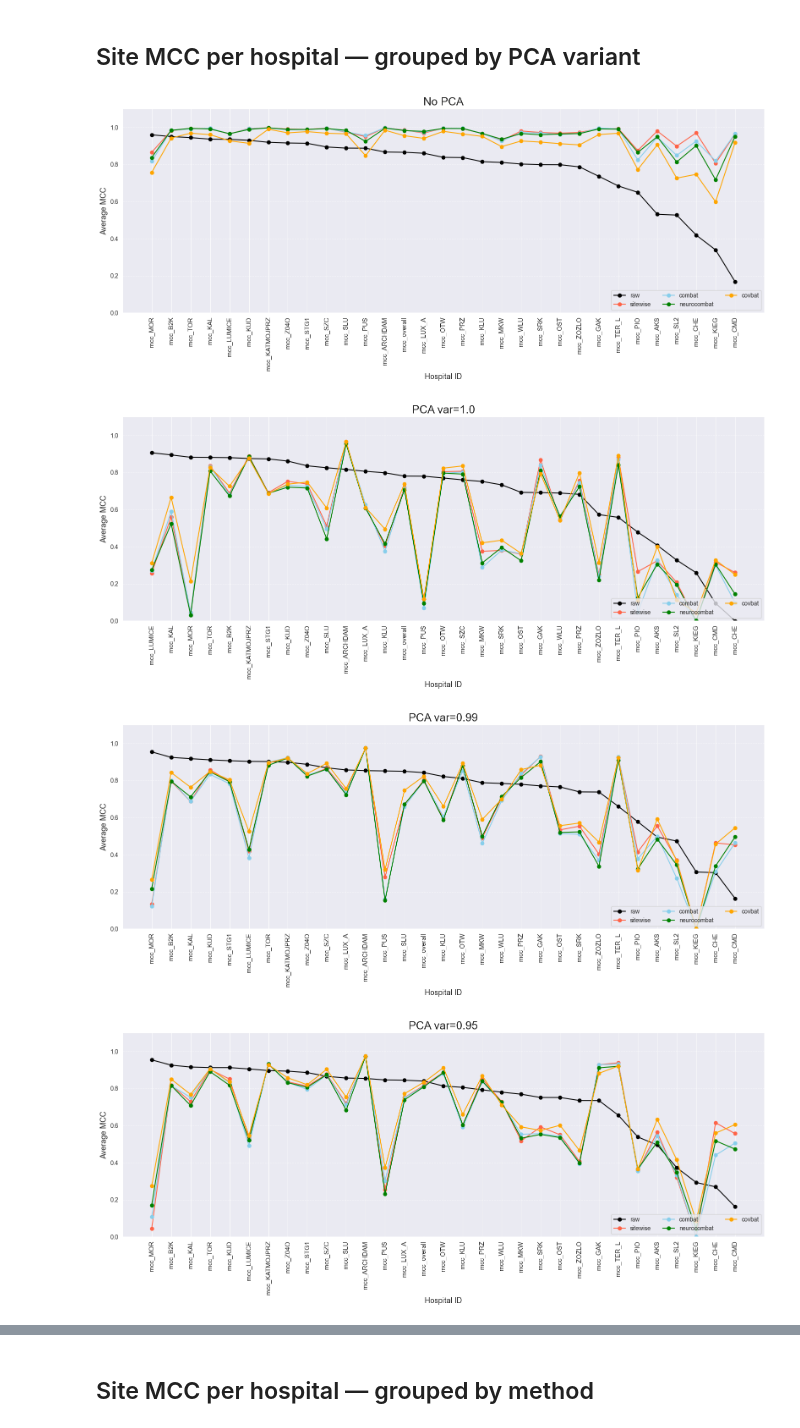
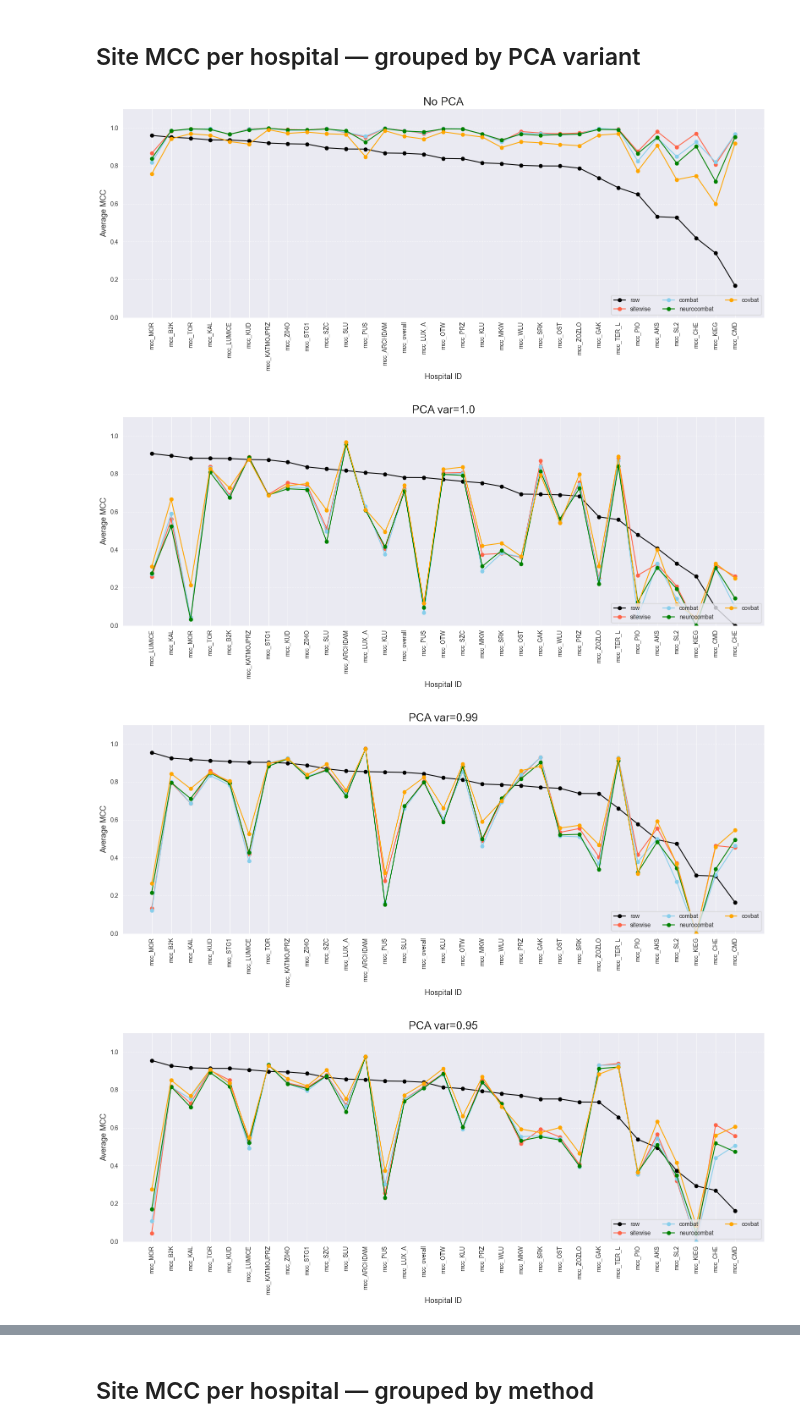
Before and after one commit to chox7/eeg-site-effects, a Jupyter notebook: notebooks/05_pca_sensitivity/01_site_classification.ipynb, the cells around one changed output, grey strips where cells are left out. Cells and saved outputs as stored; diff of their text form; code cells hidden in the pictures.

```diff
--- a/notebooks/05_pca_sensitivity/01_site_classification.ipynb
+++ b/notebooks/05_pca_sensitivity/01_site_classification.ipynb
@@ -61,31 +61,31 @@ site_mean = (
 # %%
 os.makedirs(FIGURES_DIR, exist_ok=True)
 
 for pca_var in PCA_VARIANTS:
     reference = site_mean.loc['raw', pca_var]
     hospitals_sorted = reference.index.values[reference.values.argsort()[::-1]]
 
     fig, ax = plt.subplots(figsize=(16, 7))
     for i, method in enumerate(METHODS):
         values = [site_mean.loc[method, pca_var].get(h, float('nan')) for h in hospitals_sorted]
         ax.plot(hospitals_sorted, values, marker='o', linestyle='-',
                 color=COLOR_GRID[i], label=method)
 
     title = f"PCA var={pca_var}" if pca_var != 0.0 else "No PCA"
     ax.set_title(title, fontsize=19)
     ax.set_ylabel("Average MCC", fontsize=13)
     ax.set_xlabel("Hospital ID", fontsize=13)
-    ax.set_xticklabels(hospitals_sorted, rotation=90, fontsize=11)
+    ax.tick_params(axis='x', rotation=90)
     ax.set_ylim(0, 1.1)
     ax.grid(axis='y', linestyle='--', alpha=0.7)
     ax.legend(loc='lower right', fontsize=10, ncol=3)
     fig.tight_layout()
 
     fname = f"site_mcc_pca_{str(pca_var).replace('.', '')}.png"
     fig.savefig(f"{FIGURES_DIR}/{fname}", dpi=150, bbox_inches='tight')
     plt.show()
 # %% [output]
-[figure, old version]
+[figure, new version]
-[figure, old version]
+[figure, new version]
-[figure, old version]
+[figure, new version]
-[figure, old version]
+[figure, new version]
```
Also changed, not shown: parts of 2 cells of this notebook, 16 other files.
